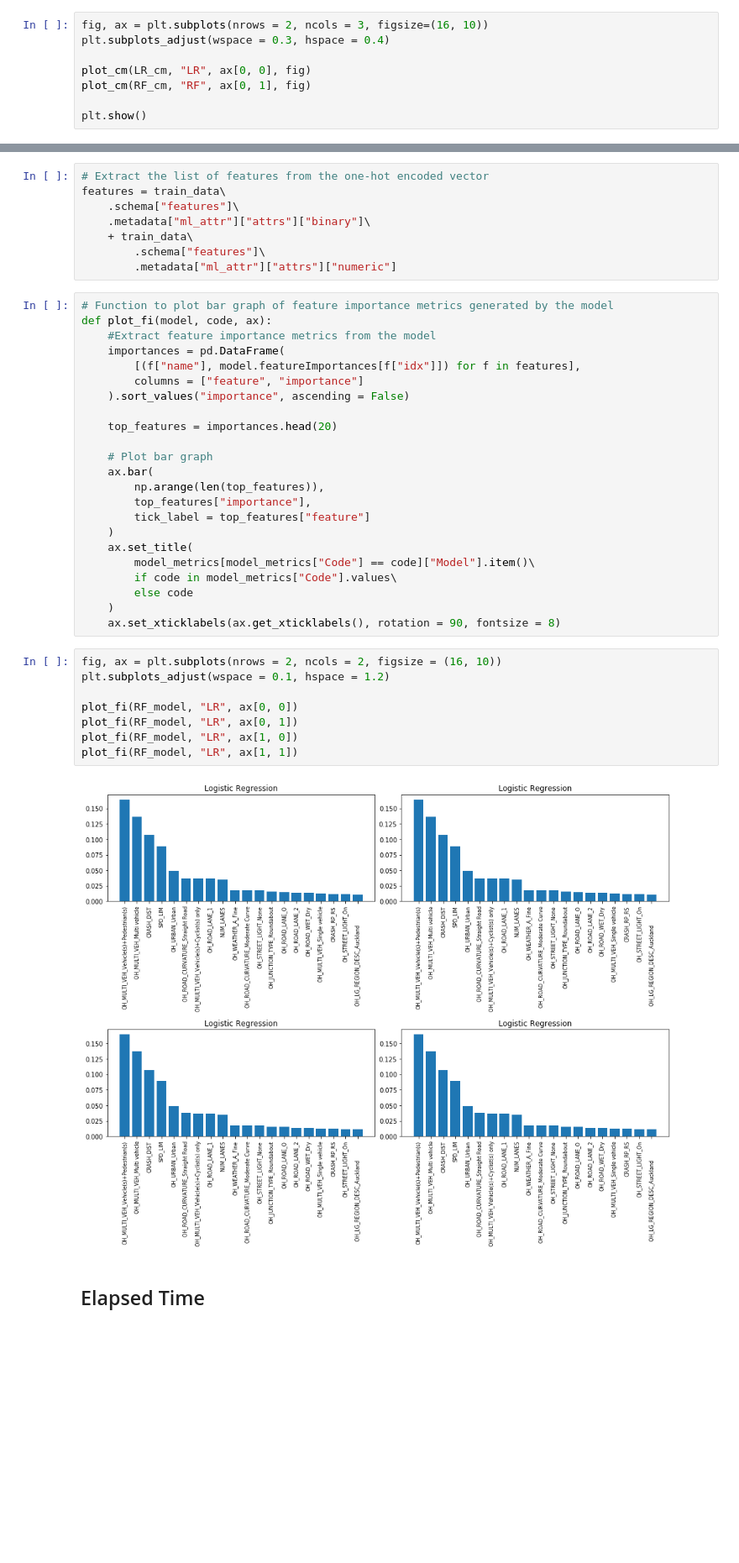
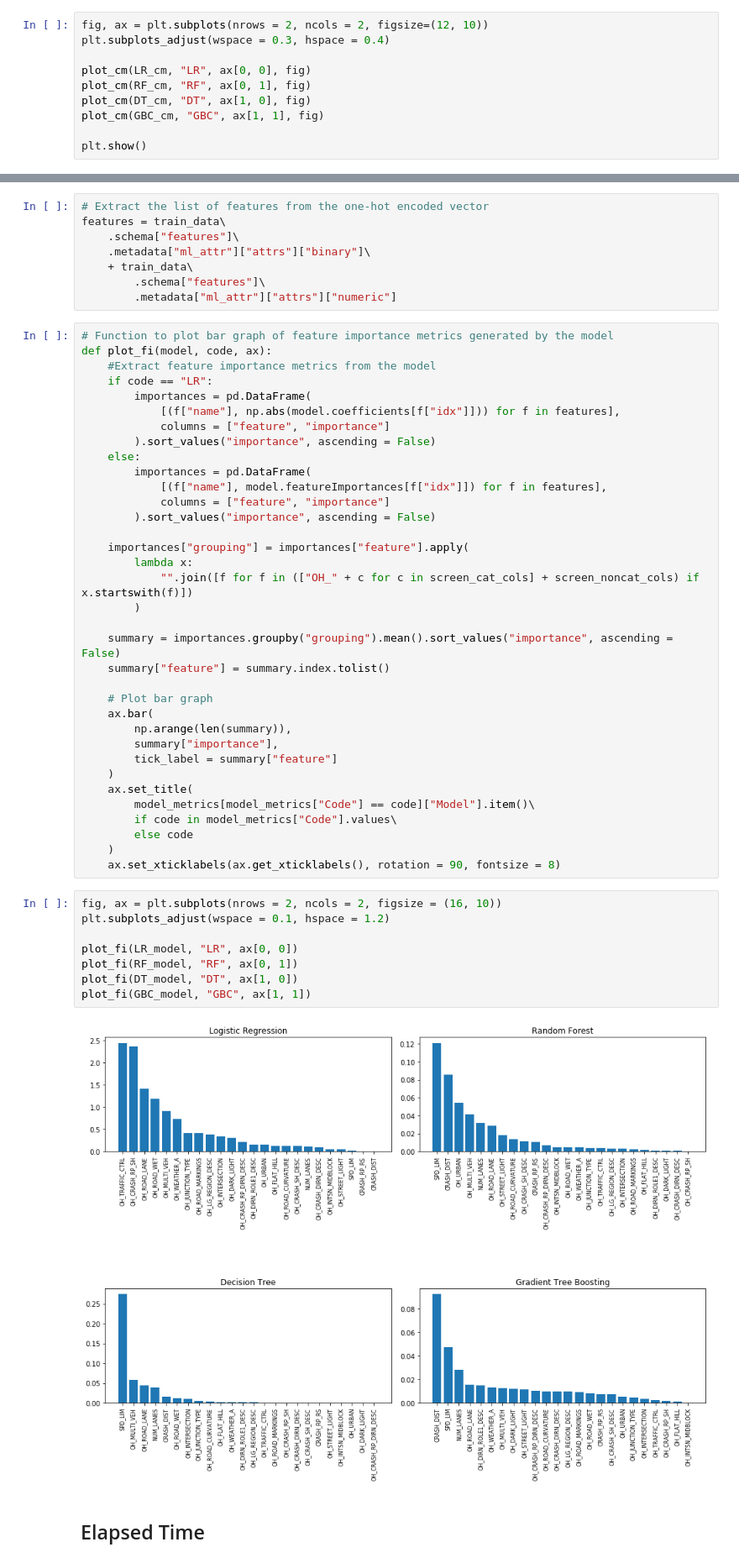
Before and after one commit to adjo446/BDAS-Iteration04, a Jupyter notebook: crash.ipynb, the cells around one changed output, grey strips where cells are left out. Shown at 84% size. Drawn from its saved outputs; the diff is of its cells as text; blank space fills up the shorter version.

```diff
--- a/crash.ipynb
+++ b/crash.ipynb
@@ -665,11 +705,13 @@ RF_cm = generate_cm(RF_pred)
 # %% [markdown]
 Plot confusion matrix heatmaps
 # %%
-fig, ax = plt.subplots(nrows = 2, ncols = 3, figsize=(16, 10))
+fig, ax = plt.subplots(nrows = 2, ncols = 2, figsize=(12, 10))
 plt.subplots_adjust(wspace = 0.3, hspace = 0.4)
 
 plot_cm(LR_cm, "LR", ax[0, 0], fig)
 plot_cm(RF_cm, "RF", ax[0, 1], fig)
+plot_cm(DT_cm, "DT", ax[1, 0], fig)
+plot_cm(GBC_cm, "GBC", ax[1, 1], fig)
 
 plt.show()
 # %% [output]
@@ -738,18 +790,30 @@ features = train_data\
 # Function to plot bar graph of feature importance metrics generated by the model
 def plot_fi(model, code, ax):
     #Extract feature importance metrics from the model
-    importances = pd.DataFrame(
-        [(f["name"], model.featureImportances[f["idx"]]) for f in features],
-        columns = ["feature", "importance"]
-    ).sort_values("importance", ascending = False)
+    if code == "LR":
+        importances = pd.DataFrame(
+            [(f["name"], np.abs(model.coefficients[f["idx"]])) for f in features],
+            columns = ["feature", "importance"]
+        ).sort_values("importance", ascending = False)
+    else:
+        importances = pd.DataFrame(
+            [(f["name"], model.featureImportances[f["idx"]]) for f in features],
+            columns = ["feature", "importance"]
+        ).sort_values("importance", ascending = False)
 
-    top_features = importances.head(20)
+    importances["grouping"] = importances["feature"].apply(
+        lambda x:
+            "".join([f for f in (["OH_" + c for c in screen_cat_cols] + screen_noncat_cols) if x.startswith(f)])
+        )
+
+    summary = importances.groupby("grouping").mean().sort_values("importance", ascending = False)
+    summary["feature"] = summary.index.tolist()
 
     # Plot bar graph
     ax.bar(
-        np.arange(len(top_features)),
-        top_features["importance"],
-        tick_label = top_features["feature"]
+        np.arange(len(summary)),
+        summary["importance"],
+        tick_label = summary["feature"]
     )
     ax.set_title(
         model_metrics[model_metrics["Code"] == code]["Model"].item()\
@@ -760,13 +824,13 @@ def plot_fi(model, code, ax):
 # %%
 fig, ax = plt.subplots(nrows = 2, ncols = 2, figsize = (16, 10))
 plt.subplots_adjust(wspace = 0.1, hspace = 1.2)
 
-plot_fi(RF_model, "LR", ax[0, 0])
-plot_fi(RF_model, "LR", ax[0, 1])
-plot_fi(RF_model, "LR", ax[1, 0])
-plot_fi(RF_model, "LR", ax[1, 1])
+plot_fi(LR_model, "LR", ax[0, 0])
+plot_fi(RF_model, "RF", ax[0, 1])
+plot_fi(DT_model, "DT", ax[1, 0])
+plot_fi(GBC_model, "GBC", ax[1, 1])
 # %% [output]
-[figure, old version]
+[figure, new version]
 # %% [markdown]
 ## Elapsed Time
 # %%
```
Also changed, not shown: parts of 11 cells of this notebook.
